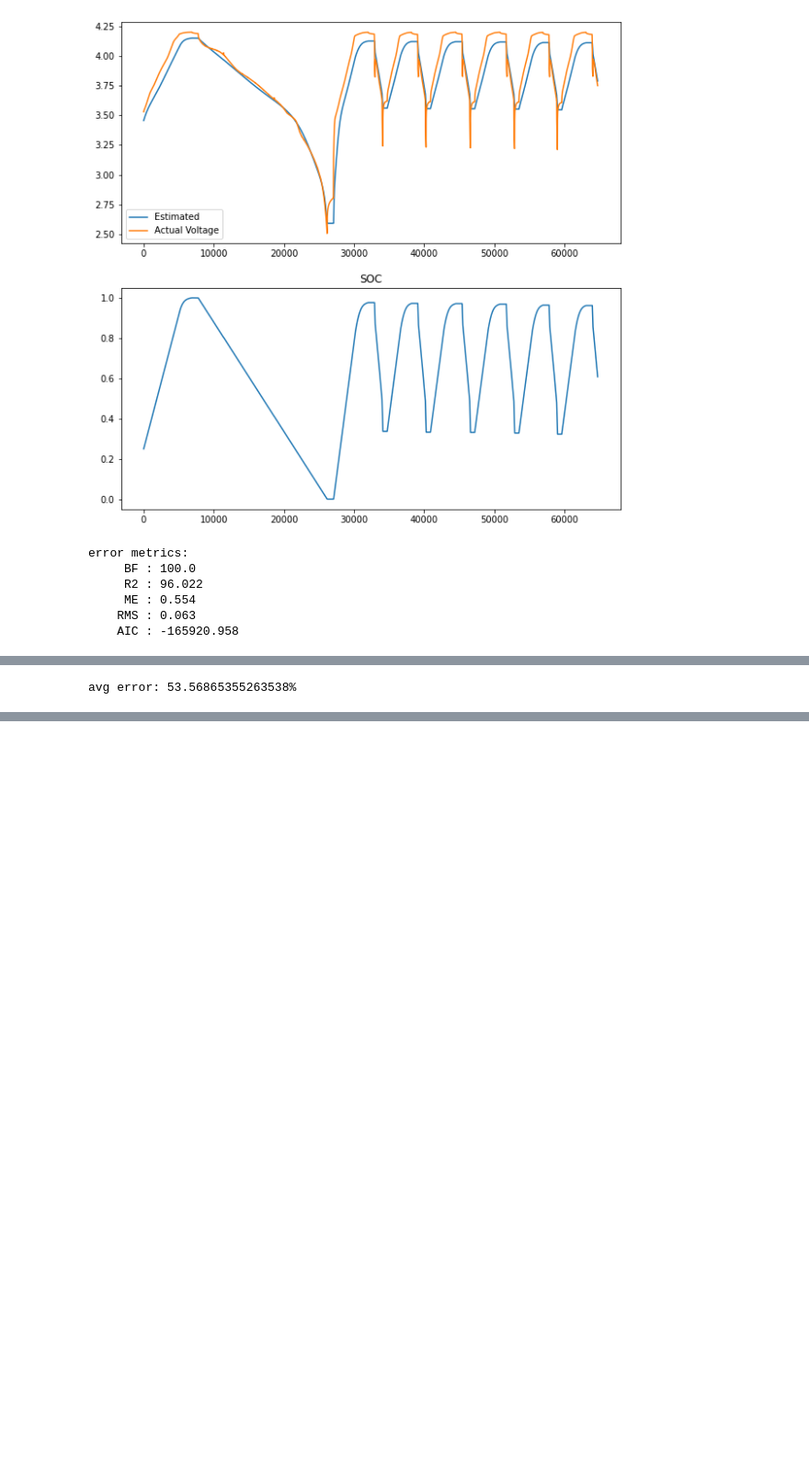
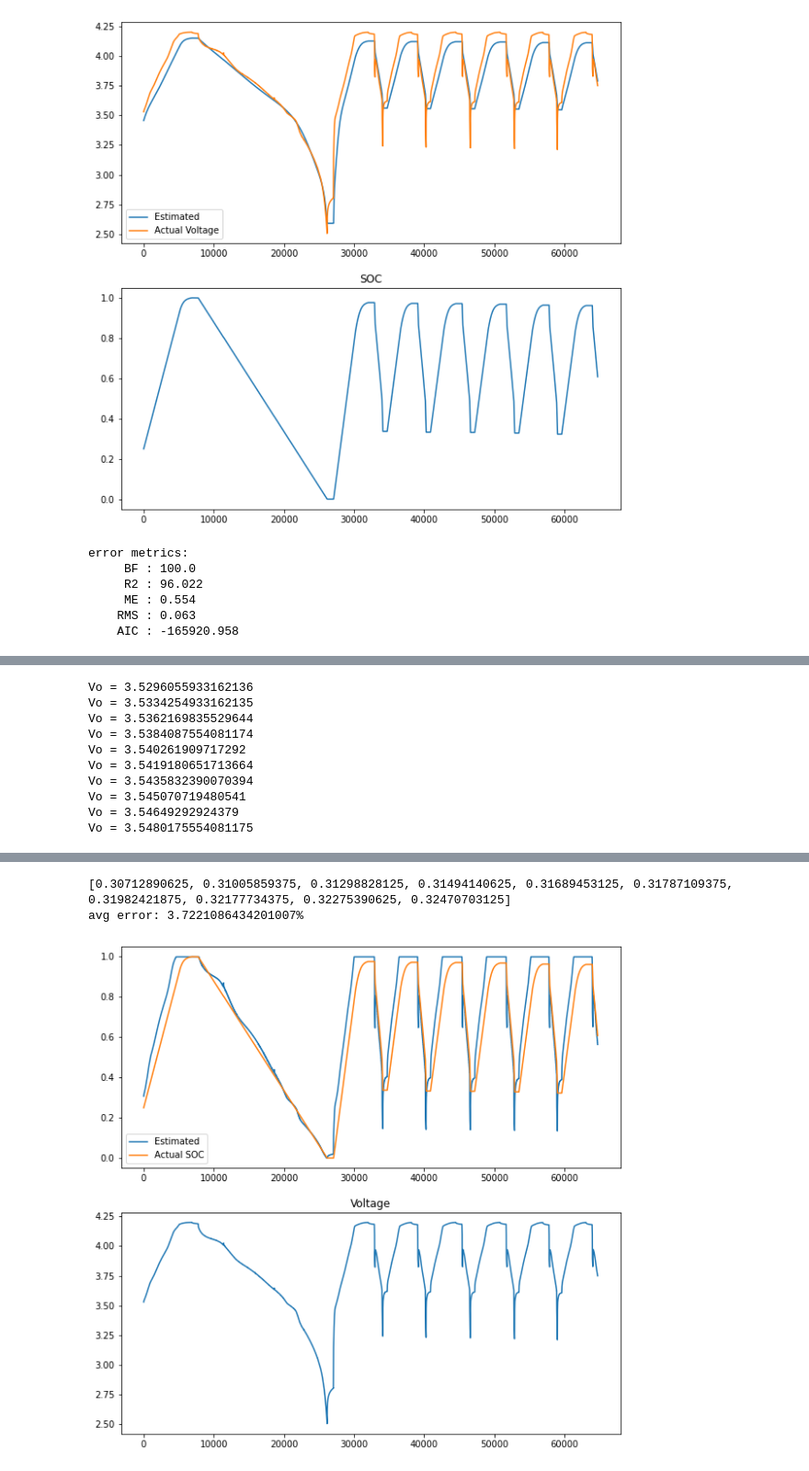
Before and after one commit to SquareWheelBike/CloudBFG, a Jupyter notebook: dataset_testing.ipynb, the cells around one changed output, grey strips where cells are left out. Shown: that part at 92% size. Drawn from its saved outputs; the diff is of its cells as text; code cells hidden in the pictures; blank space fills up the shorter version.

```diff
--- a/dataset_testing.ipynb
+++ b/dataset_testing.ipynb
@@ -193,7 +191,7 @@ def combined3(soc: np.ndarray) -> np.ndarray:
         return (1 - 2 * E) * (x - x_min) / (x_max - x_min) + E
     ones = np.ones(len(soc))
     soc = __scaling_fwd(soc, 0, 1, 0.175)
-    return np.array([ones, soc, 1 / soc, 1 / soc ** 2, 1 / soc ** 3, 1 / soc ** 4, np.log(soc), np.log(1 - soc)]).T
+    return np.array([ones, 1 / soc, 1 / soc ** 2, 1 / soc ** 3, 1 / soc ** 4, soc, np.log(soc), np.log(1 - soc)]).T
 
 
 k_para = np.array(lstsq(combined3(df['SOC']), df['V_no_sag'], rcond=None)[0])
@@ -344,8 +300,24 @@ def estimate_soc(V: float,  k: iter, I: float = 0, R0: float = 0) -> float:
 # %%
 # test soc estimation using known soc from coulomb counting and the k-parameters
 
-soc_est = [estimate_soc(V, k_para) for V in progressbar.progressbar(df['V_no_sag'])]
+# print(k_para)
+# soc_est = [estimate_soc(Vo, k_para) for Vo in progressbar.progressbar(df['V_no_sag'])]
+soc_est = []
+for i, Vo in progressbar.progressbar(enumerate(df['V_no_sag'])):
+    if i < 10:
+        print(f'Vo = {Vo}')
+    soc_est.append(estimate_soc(Vo, k_para))
+
+print(soc_est[:10])
 
 # gauge how accurate the soc estimation is
 print(f'avg error: {np.mean([abs(est - ans) for est, ans in zip(soc_est, df.SOC)]) * 100}%')
+
+fig, ax = plt.subplots(2, 1, figsize=(10, 10))
+ax[0].plot(df['time_s'], soc_est, label='Estimated')
+ax[0].plot(df['time_s'], df['SOC'], label='Actual SOC')
+ax[0].legend()
+ax[1].plot(df['time_s'], df['V_no_sag'])
+ax[1].set_title('Voltage')
+plt.show()
 # %% [output]
@@ -353 +325,10 @@ print(f'avg error: {np.mean([abs(est - ans) for est, ans in zip(soc_est, df.SOC)
-avg error: 53.56865355263538%
+Vo = 3.5296055933162136
+Vo = 3.5334254933162135
+Vo = 3.5362169835529644
+Vo = 3.5384087554081174
+Vo = 3.540261909717292
+Vo = 3.5419180651713664
+Vo = 3.5435832390070394
+Vo = 3.545070719480541
+Vo = 3.54649292924379
+Vo = 3.5480175554081175
@@ -353,0 +336,3 @@ avg error: 53.56865355263538%
+[0.30712890625, 0.31005859375, 0.31298828125, 0.31494140625, 0.31689453125, 0.31787109375, 0.31982421875, 0.32177734375, 0.32275390625, 0.32470703125]
+avg error: 3.7221086434201007%
+[figure, added]
```
Also changed, not shown: parts of 5 cells of this notebook.
